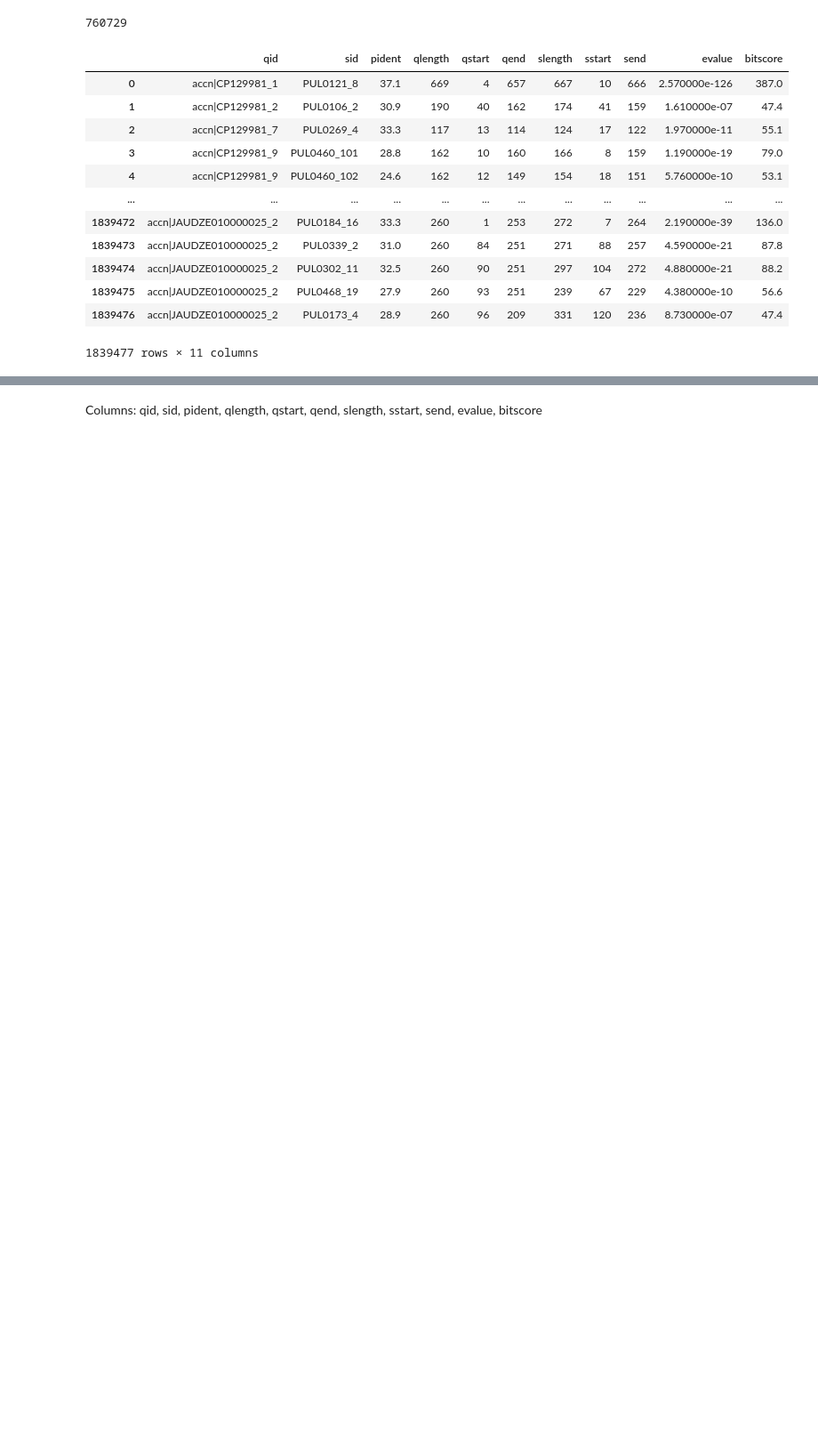
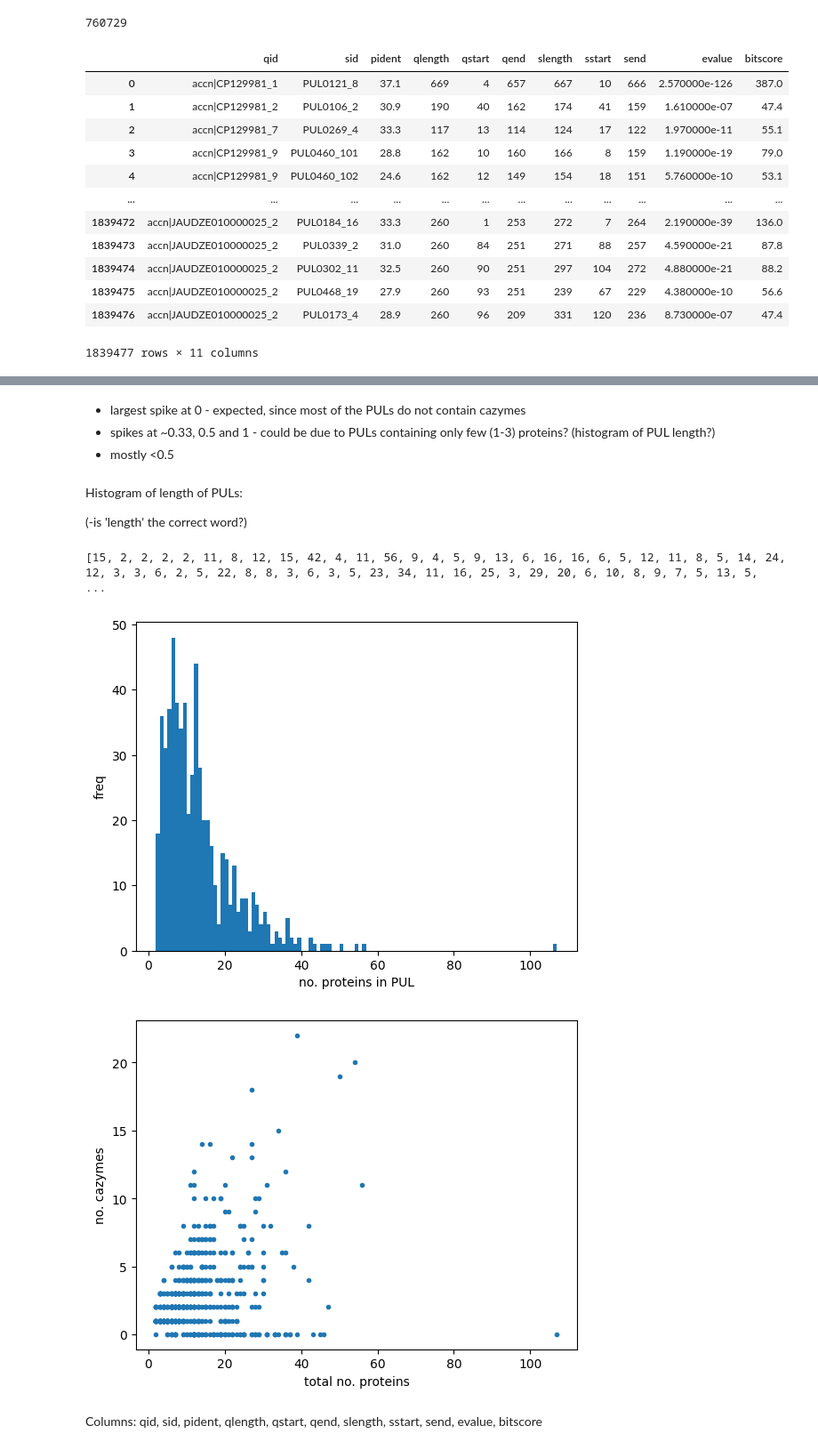
Before and after one commit to jyd-hu/srim, a Jupyter notebook: non_pul_contigs.ipynb, the cells around one changed output, grey strips where cells are left out. Shown at 89% size. Drawn from its saved outputs; the diff is of its cells as text; code cells hidden in the pictures; blank space fills up the shorter version.

```diff
--- a/non_pul_contigs.ipynb
+++ b/non_pul_contigs.ipynb
@@ -40,3 +162,28 @@ matches_df
+# %% [markdown]
+- largest spike at 0 - expected, since most of the PULs do not contain cazymes
+- spikes at ~0.33, 0.5 and 1 - could be due to PULs containing only few (1-3) proteins? (histogram of PUL length?)
+- mostly <0.5
+# %% [markdown]
+Histogram of length of PULs:
+
+(-is 'length' the correct word?)
+# %%
+caz_res_len=[]
+for i in range(len(res)):
+    caz_res_len.append(len(res[i]))
+print(caz_res_len)
+
+plt.hist(caz_res_len, bins = range(min(caz_res_len),max(caz_res_len)+1))
+plt.xlabel('no. proteins in PUL'), plt.ylabel('freq')
+plt.show()
+
+plt.scatter(caz_res_len, caz_res, marker='.')
+plt.xlabel('total no. proteins'), plt.ylabel('no. cazymes')
+plt.show()
+# %% [output]
+[15, 2, 2, 2, 2, 11, 8, 12, 15, 42, 4, 11, 56, 9, 4, 5, 9, 13, 6, 16, 16, 6, 5, 12, 11, 8, 5, 14, 24, 12, 3, 3, 6, 2, 5, 22, 8, 8, 3, 6, 3, 5, 23, 34, 11, 16, 25, 3, 29, 20, 6, 10, 8, 9, 7, 5, 13, 5,  ...
+[figure, added]
+[figure, added]
 # %% [markdown]
 Columns: qid, sid, pident, qlength, qstart, qend, slength, sstart, send, evalue, bitscore
 # %% [markdown]
```
Also changed, not shown: parts of 37 cells of this notebook.
